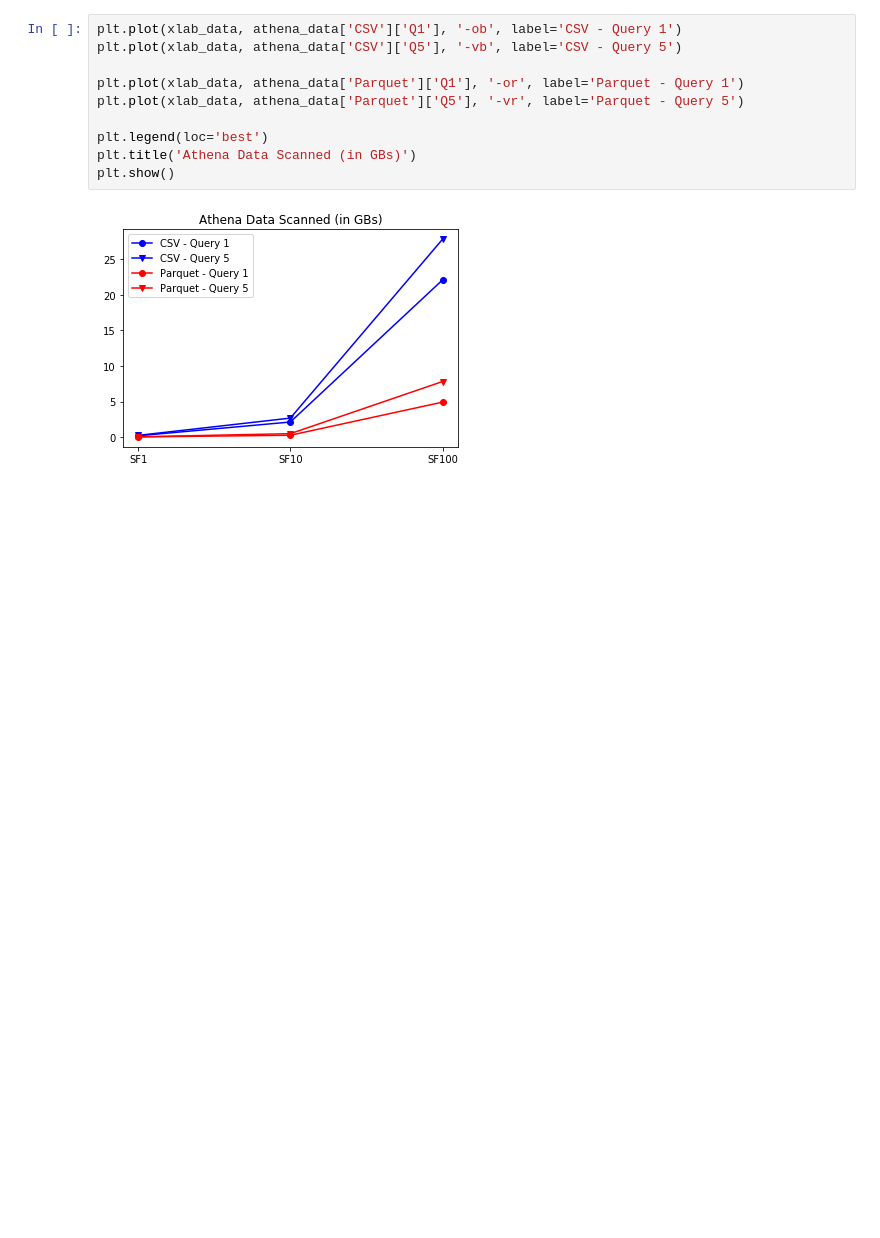
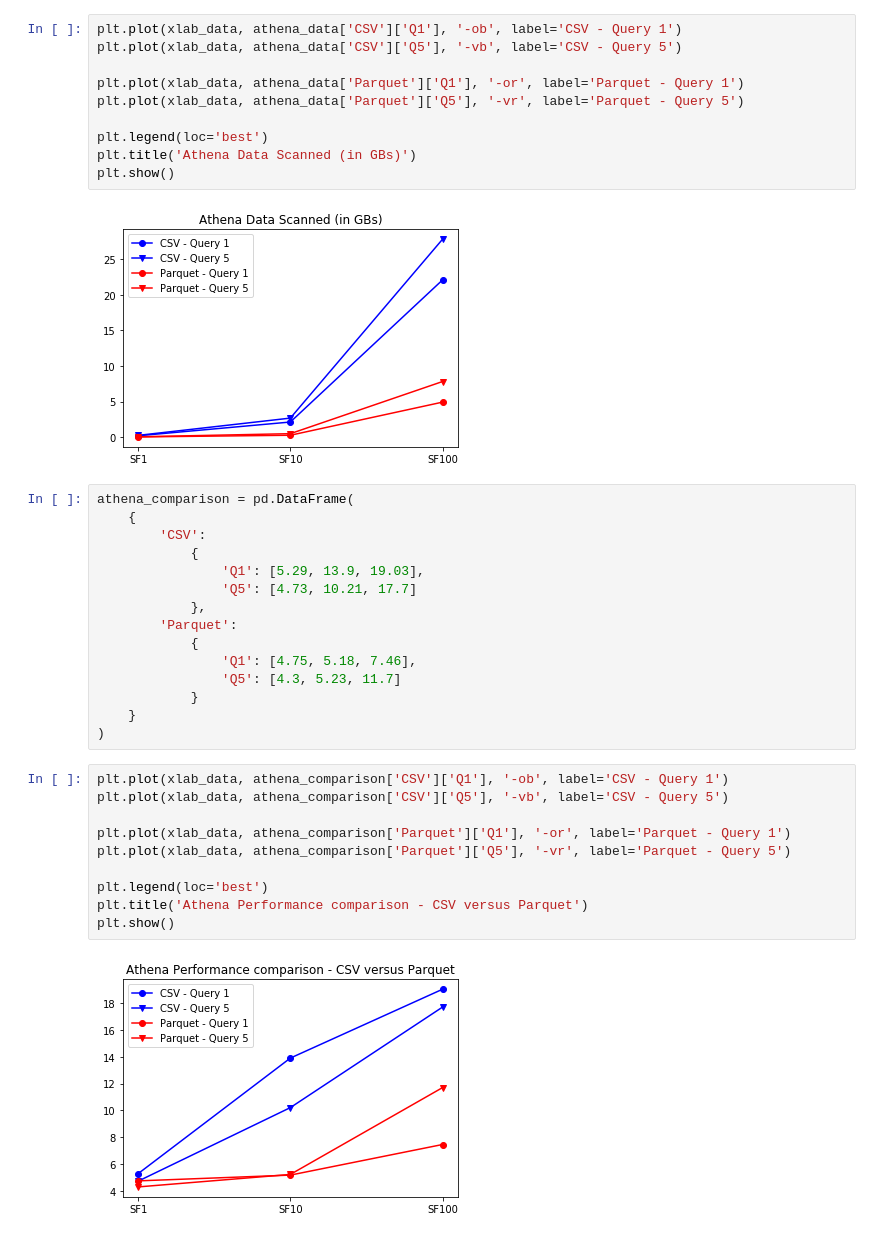
Before and after one commit to dimichai/big-data-lab-reports, a Jupyter notebook: lab5/notebooks/time_plots.ipynb, the cells around one changed output. Cells and saved outputs as stored; diff of their text form; blank space fills up the shorter version.

```diff
--- a/lab5/notebooks/time_plots.ipynb
+++ b/lab5/notebooks/time_plots.ipynb
@@ -139,3 +139,30 @@ plt.title('Athena Data Scanned (in GBs)')
 plt.show()
 # %% [output]
 [figure]
+# %%
+athena_comparison = pd.DataFrame(
+    {
+        'CSV':
+            {
+                'Q1': [5.29, 13.9, 19.03],
+                'Q5': [4.73, 10.21, 17.7]
+            },
+        'Parquet':
+            {
+                'Q1': [4.75, 5.18, 7.46],
+                'Q5': [4.3, 5.23, 11.7]
+            }
+    }
+)
+# %%
+plt.plot(xlab_data, athena_comparison['CSV']['Q1'], '-ob', label='CSV - Query 1')
+plt.plot(xlab_data, athena_comparison['CSV']['Q5'], '-vb', label='CSV - Query 5')
+
+plt.plot(xlab_data, athena_comparison['Parquet']['Q1'], '-or', label='Parquet - Query 1')
+plt.plot(xlab_data, athena_comparison['Parquet']['Q5'], '-vr', label='Parquet - Query 5')
+
+plt.legend(loc='best')
+plt.title('Athena Performance comparison - CSV versus Parquet')
+plt.show()
+# %% [output]
+[figure, added]
```
Also changed, not shown: 13 other files.
